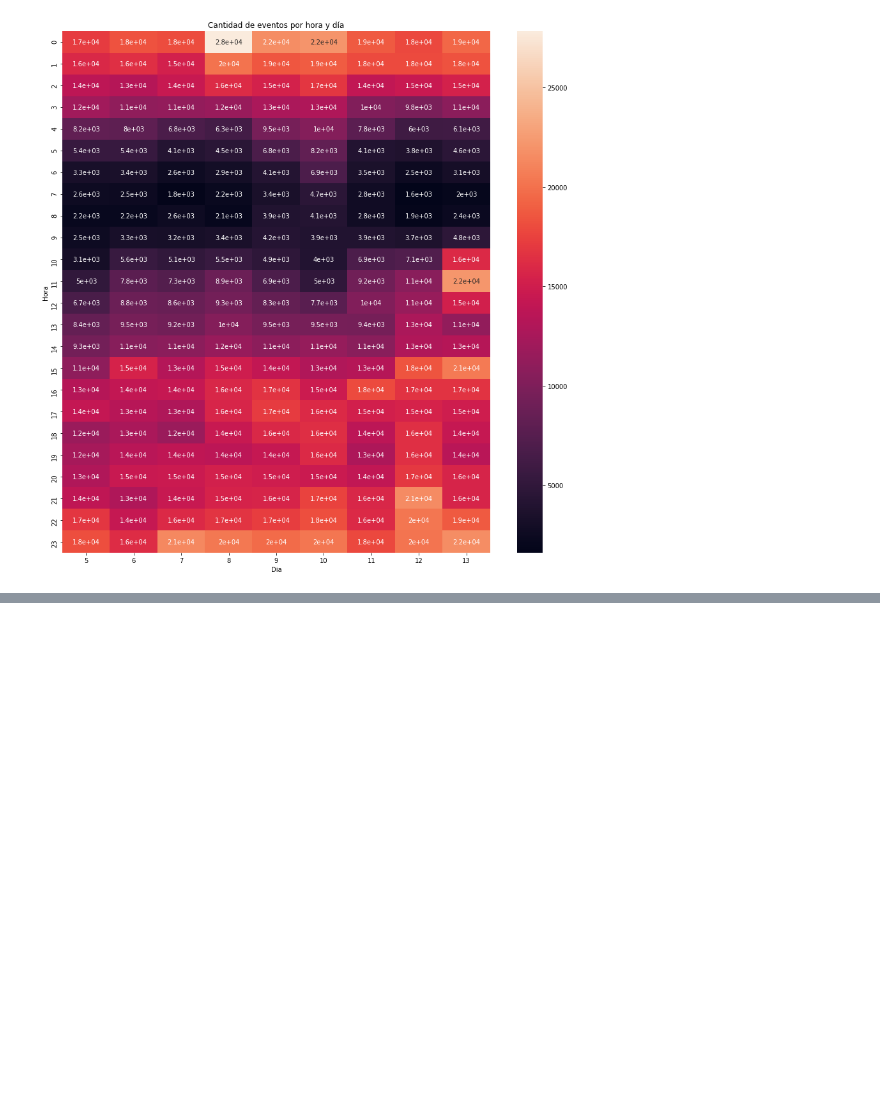
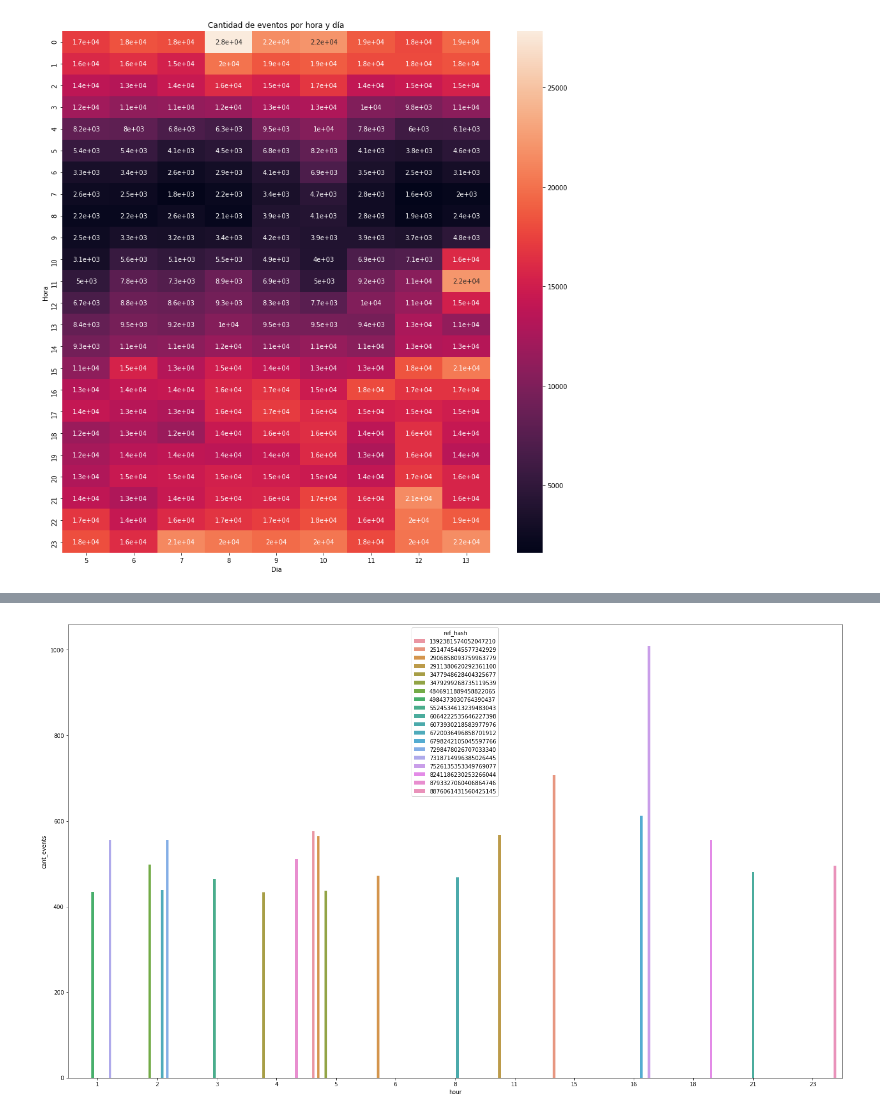
Before and after one commit to Elianagam/orgaDatosTp1, a Jupyter notebook: prueba_events.ipynb, the cells around one changed output, grey strips where cells are left out. Cells and saved outputs as stored; diff of their text form; code cells hidden in the pictures; blank space fills up the shorter version.

```diff
--- a/prueba_events.ipynb
+++ b/prueba_events.ipynb
@@ -288,0 +157,13 @@ attributed_events.groupby(['device_os_version', 'attributed']).agg('count')
+# %%
+events_device = events.loc[:, ['ref_hash', 'hour']]
+events_device.insert(loc=2, column='cant_events', value=1)
+events_device = events_device.groupby(['ref_hash', 'hour']).agg('sum').nlargest(20, 'cant_events').reset_index()
+
+plt.figure(figsize=(25,15))
+graph = sns.barplot (x=events_device['hour'], y=events_device['cant_events'], data = events_device, hue = events_device['ref_hash'])
+
+#graph.set_title("Cantidad de eventos por hora para el dispositivo más ocurrente:")
+#graph.set_ylabel("Cantidad de eventos realizados")
+#graph.set_xlabel("Hora")
+# %% [output]
+[figure, added]
```
Also changed, not shown: parts of 28 cells of this notebook, 1 other file.
